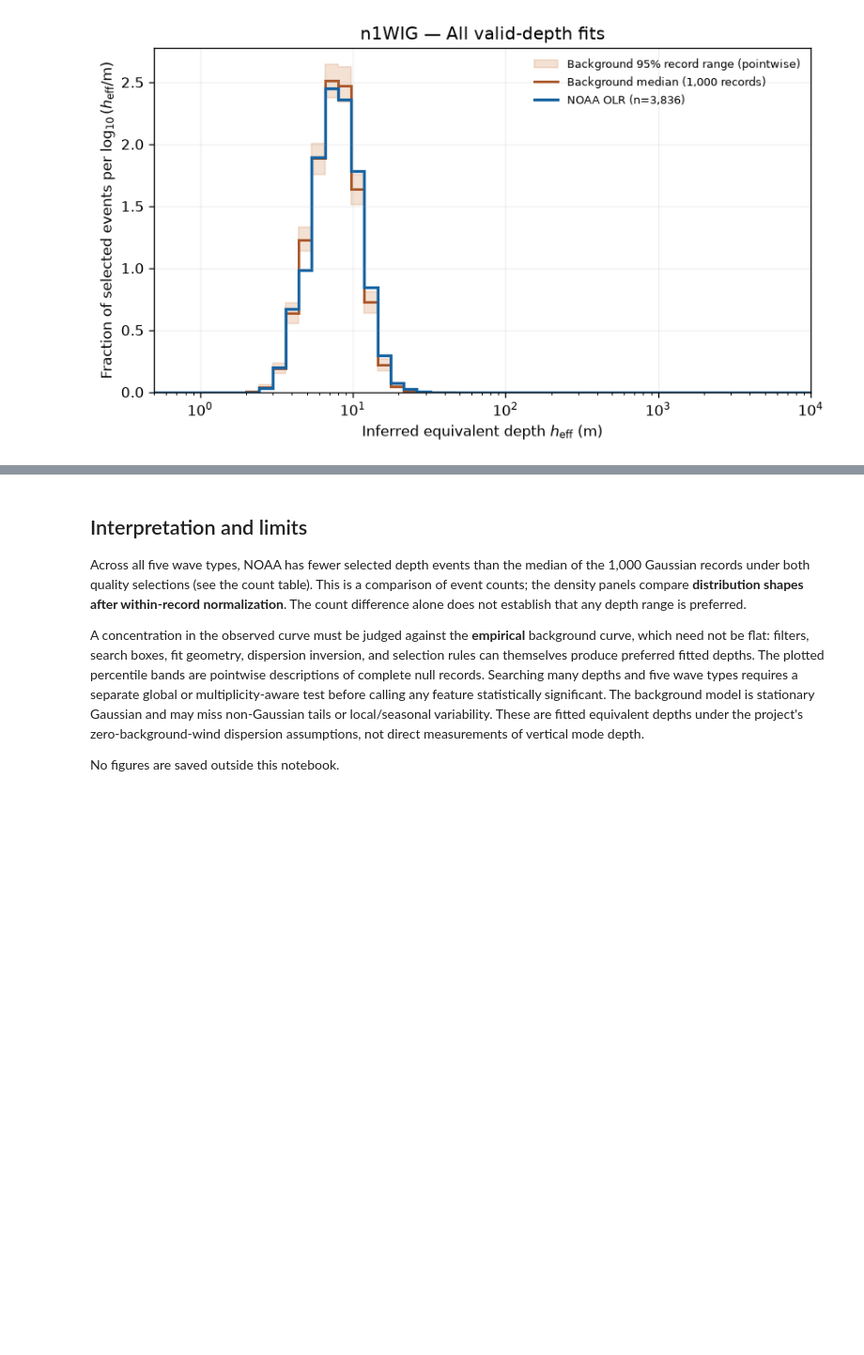
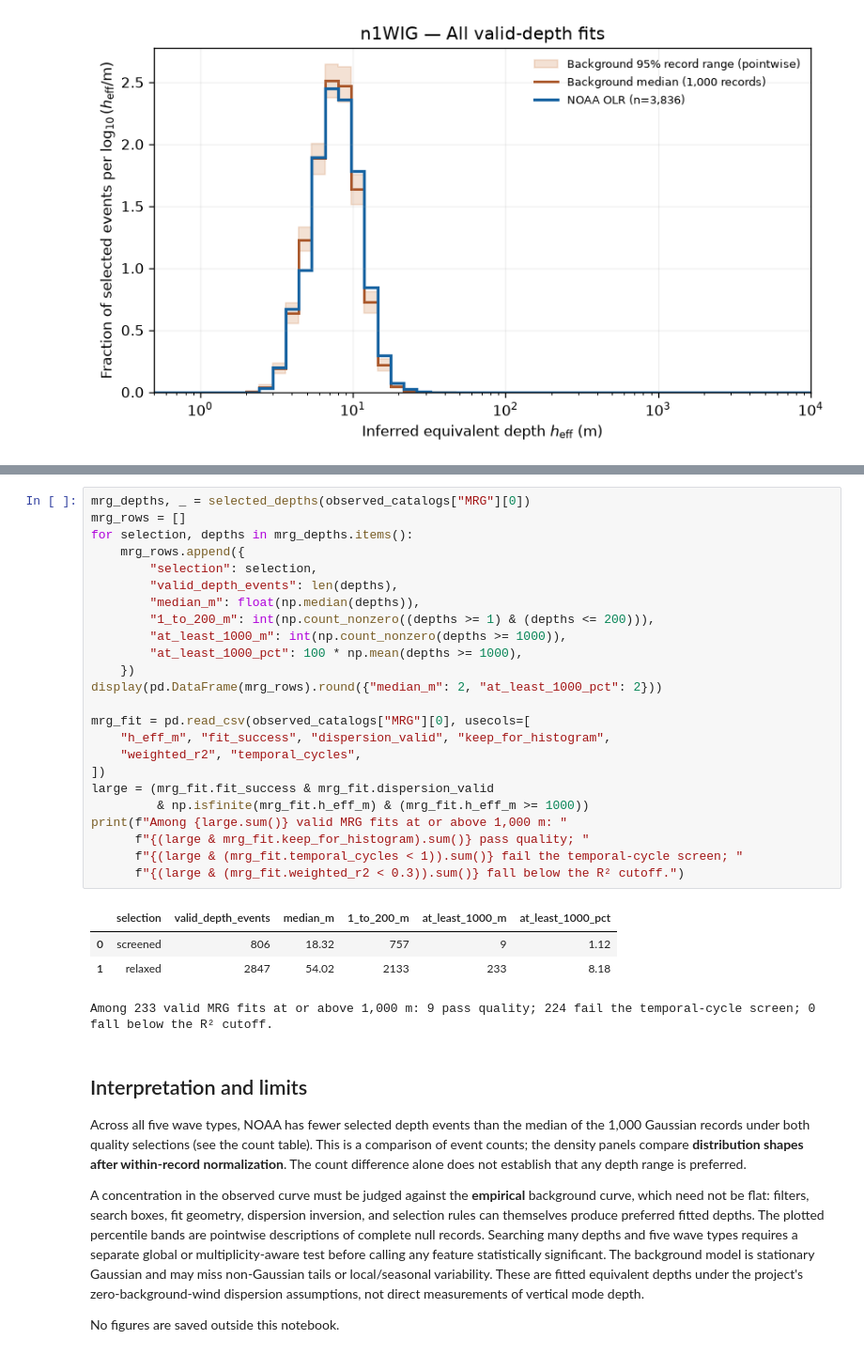
Before and after one commit to pedroanguloumana/cmip6_equiv_depth_distributions, a Jupyter notebook: notebooks/codex_heff_distribution_noaa.ipynb, the cells around one changed output, grey strips where cells are left out. Shown at 94% size. Cells and saved outputs as stored; diff of their text form; blank space fills up the shorter version.

```diff
--- a/notebooks/codex_heff_distribution_noaa.ipynb
+++ b/notebooks/codex_heff_distribution_noaa.ipynb
@@ -203,3 +268,32 @@ for wave in WAVES:
+# %%
+mrg_depths, _ = selected_depths(observed_catalogs["MRG"][0])
+mrg_rows = []
+for selection, depths in mrg_depths.items():
+    mrg_rows.append({
+        "selection": selection,
+        "valid_depth_events": len(depths),
+        "median_m": float(np.median(depths)),
+        "1_to_200_m": int(np.count_nonzero((depths >= 1) & (depths <= 200))),
+        "at_least_1000_m": int(np.count_nonzero(depths >= 1000)),
+        "at_least_1000_pct": 100 * np.mean(depths >= 1000),
+    })
+display(pd.DataFrame(mrg_rows).round({"median_m": 2, "at_least_1000_pct": 2}))
+
+mrg_fit = pd.read_csv(observed_catalogs["MRG"][0], usecols=[
+    "h_eff_m", "fit_success", "dispersion_valid", "keep_for_histogram",
+    "weighted_r2", "temporal_cycles",
+])
+large = (mrg_fit.fit_success & mrg_fit.dispersion_valid
+         & np.isfinite(mrg_fit.h_eff_m) & (mrg_fit.h_eff_m >= 1000))
+print(f"Among {large.sum()} valid MRG fits at or above 1,000 m: "
+      f"{(large & mrg_fit.keep_for_histogram).sum()} pass quality; "
+      f"{(large & (mrg_fit.temporal_cycles < 1)).sum()} fail the temporal-cycle screen; "
+      f"{(large & (mrg_fit.weighted_r2 < 0.3)).sum()} fall below the R² cutoff.")
+# %% [output]
+|  | selection | valid_depth_events | median_m | 1_to_200_m | at_least_1000_m | at_least_1000_pct |
+| 0 | screened | 806 | 18.32 | 757 | 9 | 1.12 |
+| 1 | relaxed | 2847 | 54.02 | 2133 | 233 | 8.18 |
+Among 233 valid MRG fits at or above 1,000 m: 9 pass quality; 224 fail the temporal-cycle screen; 0 fall below the R² cutoff.
 # %% [markdown]
 ## Interpretation and limits
 
```
Also changed, not shown: parts of 8 cells of this notebook.
